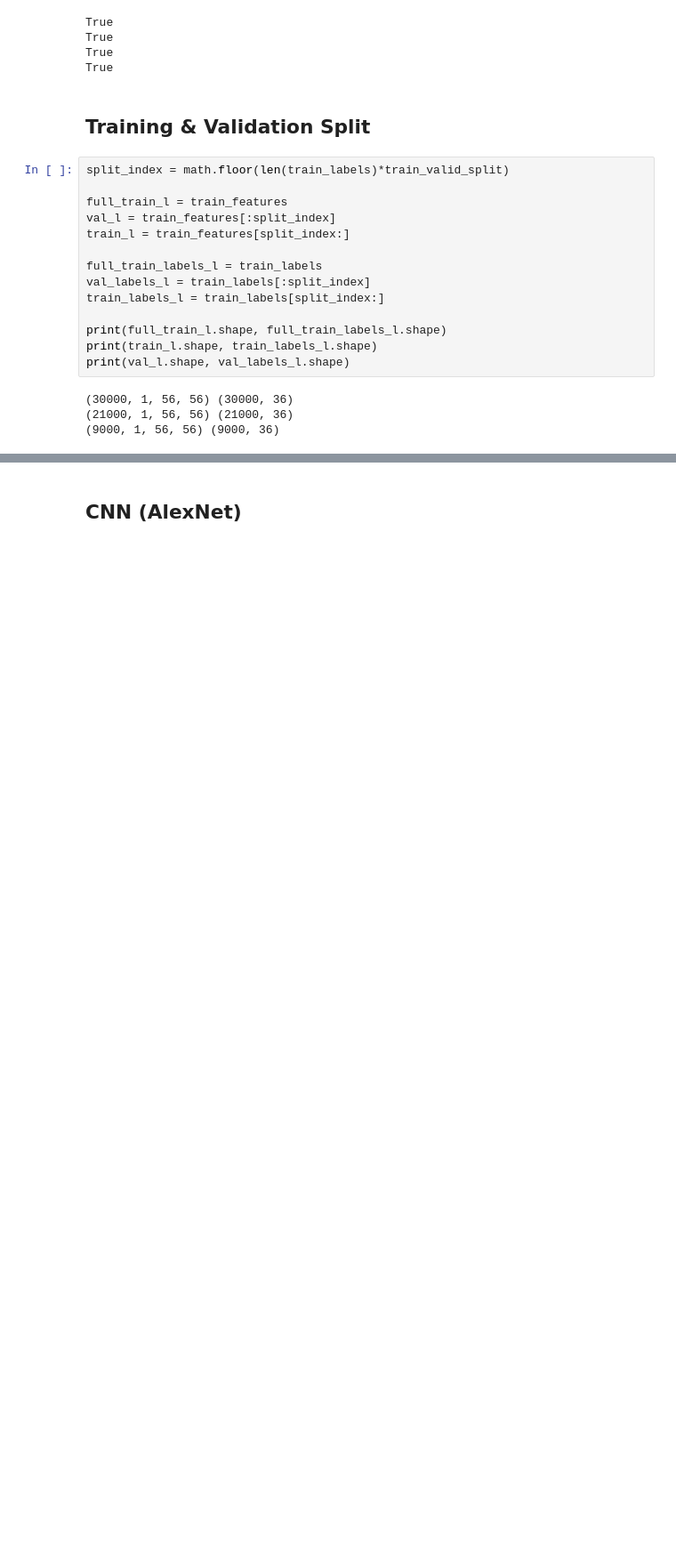
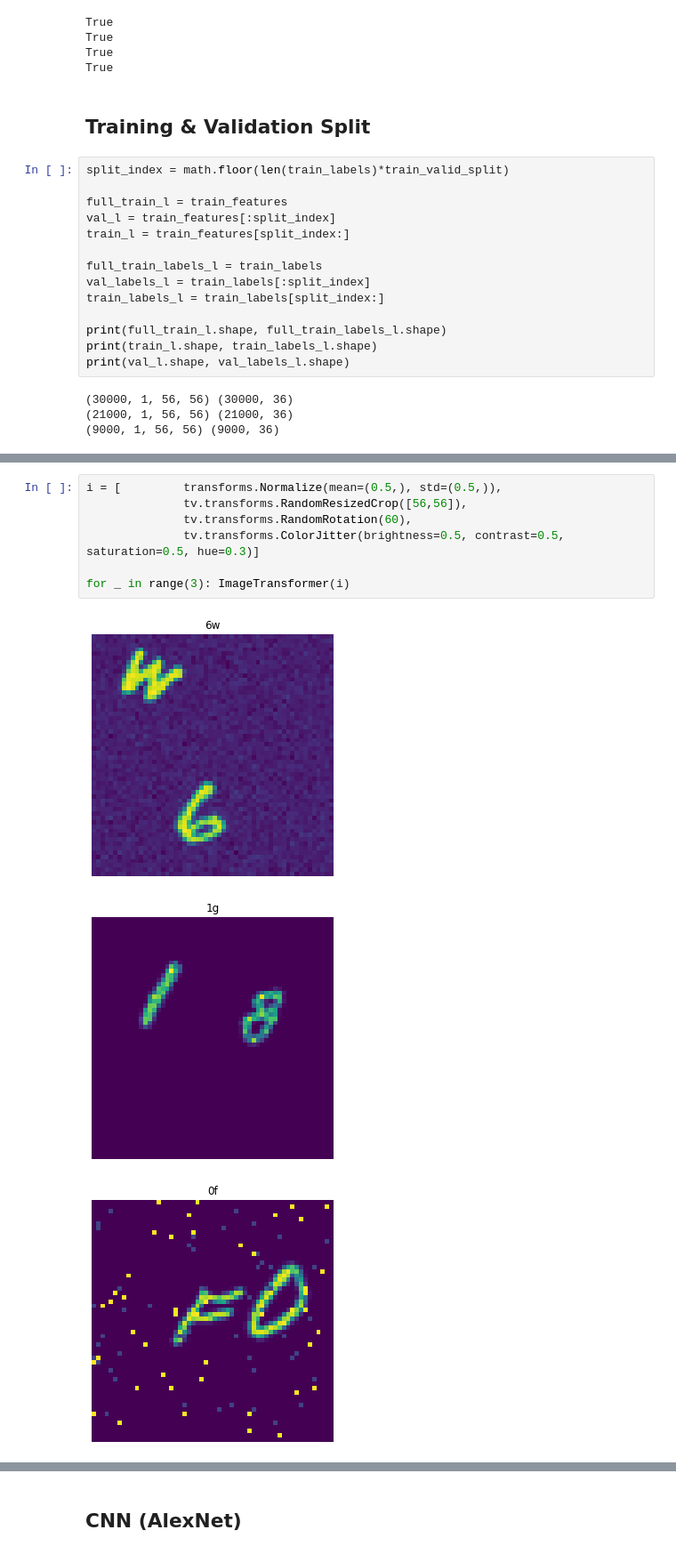
Before and after one commit to felixsimard/comp551-p3, a Jupyter notebook: HassanNet.ipynb, the cells around one changed output, grey strips where cells are left out. Shown: that part at 89% size. Saved outputs shown, nothing was run; the diff lists cells and outputs as text; blank space fills up the shorter version.

```diff
--- a/HassanNet.ipynb
+++ b/HassanNet.ipynb
@@ -114,0 +226,11 @@ print(val_l.shape, val_labels_l.shape)
+# %%
+i = [         transforms.Normalize(mean=(0.5,), std=(0.5,)),
+              tv.transforms.RandomResizedCrop([56,56]),
+              tv.transforms.RandomRotation(60),
+              tv.transforms.ColorJitter(brightness=0.5, contrast=0.5, saturation=0.5, hue=0.3)]
+
+for _ in range(3): ImageTransformer(i)
+# %% [output]
+[figure, added]
+[figure, added]
+[figure, added]
```
Also changed, not shown: parts of 37 cells of this notebook.
